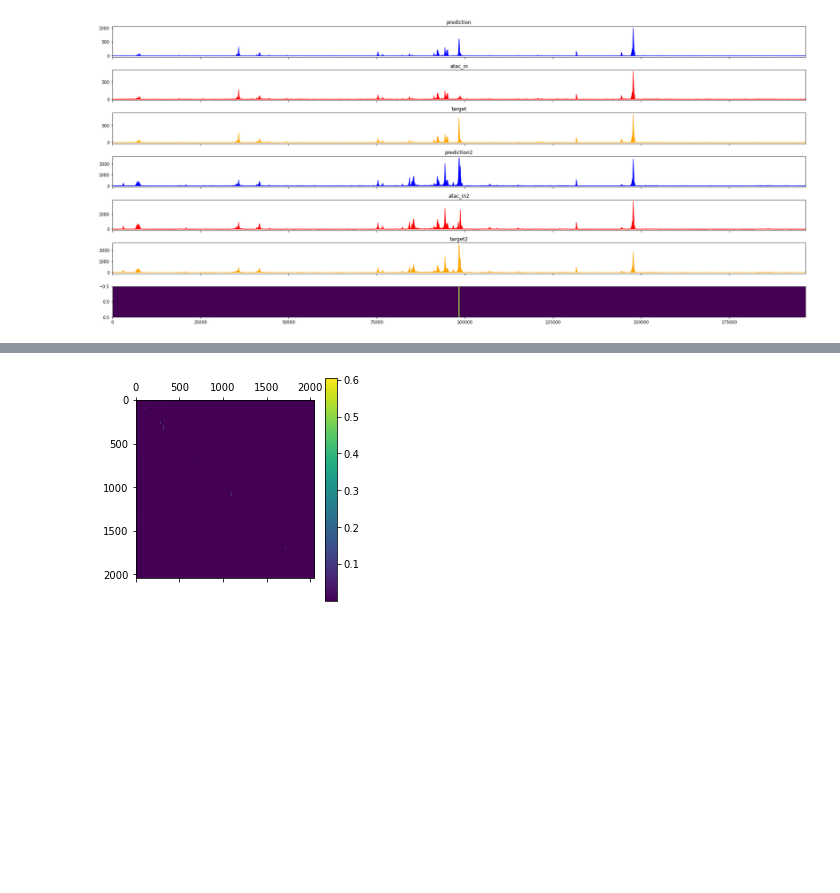
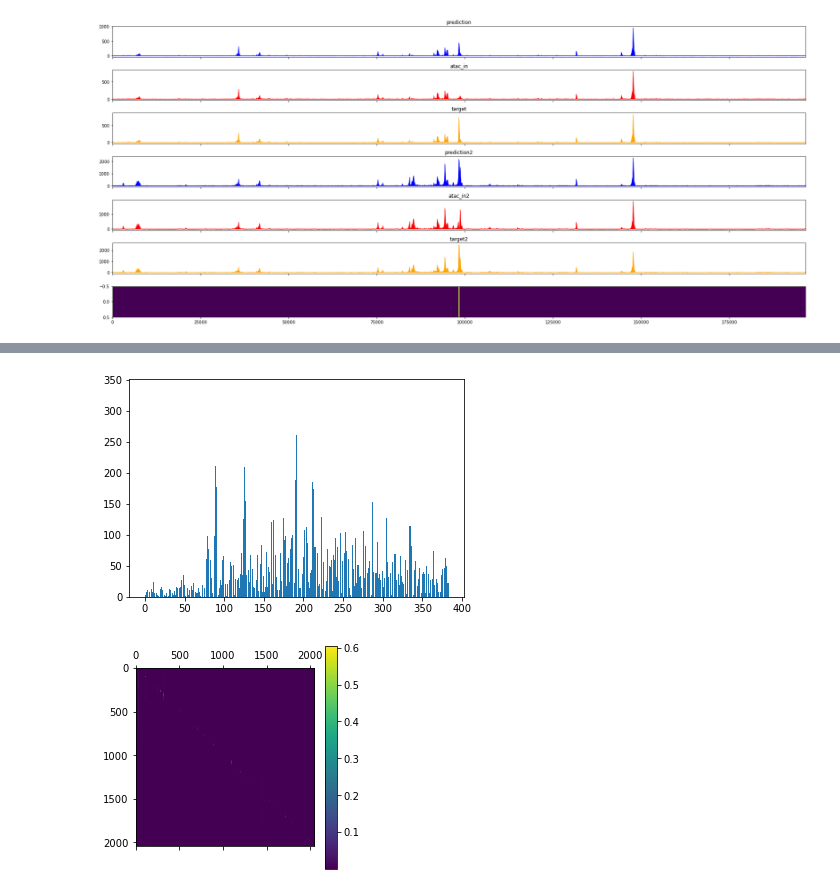
Before and after one commit to abuchin/genformer, a Jupyter notebook: visualization/plot_tracks_masked.ipynb, the cells around one changed output, grey strips where cells are left out. Saved outputs shown, nothing was run; the diff lists cells and outputs as text; code cells hidden in the pictures; blank space fills up the shorter version.

```diff
--- a/visualization/plot_tracks_masked.ipynb
+++ b/visualization/plot_tracks_masked.ipynb
@@ -651,4 +709,11 @@ viz_sequence.plot_weights((((tf.expand_dims(seq_grads_out[1],axis=1)) * test['se
 <AxesSubplot:>
+# %%
+import matplotlib.pyplot as plt
+grads_subset = grads[130880:131264]
+plt.bar(range(len(grads[130880:131264,0])),grads[130880:131264,0], align='center')
+plt.savefig('cd69_Gradient_track.pdf')
+# %% [output]
+[figure, added]
 # %%
 all_arrs=[]
 for idx in range(6):
```
Also changed, not shown: parts of 9 cells of this notebook, 10 other files.
